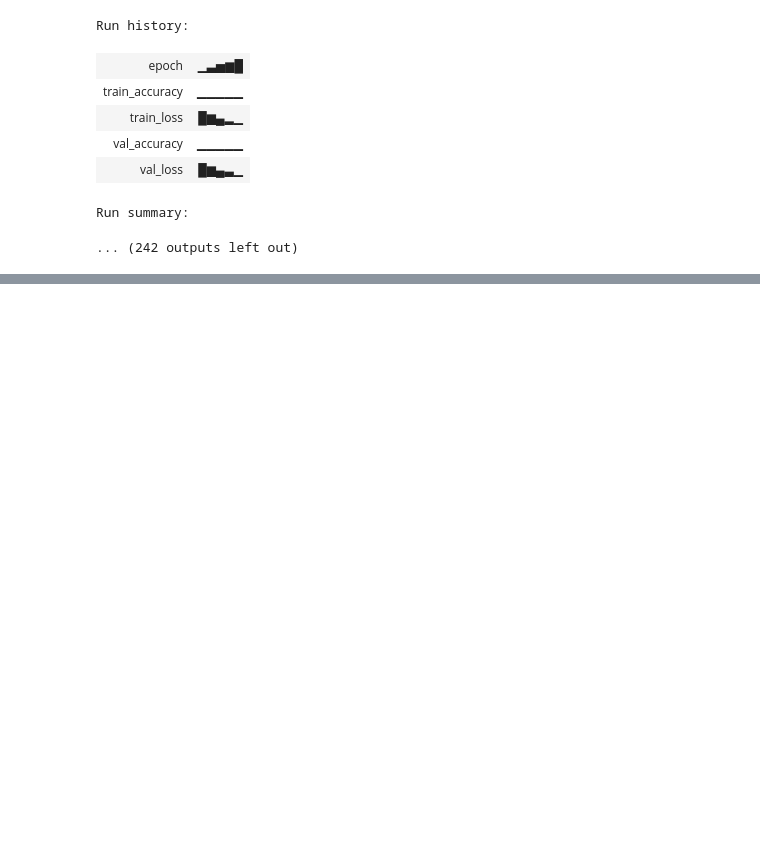
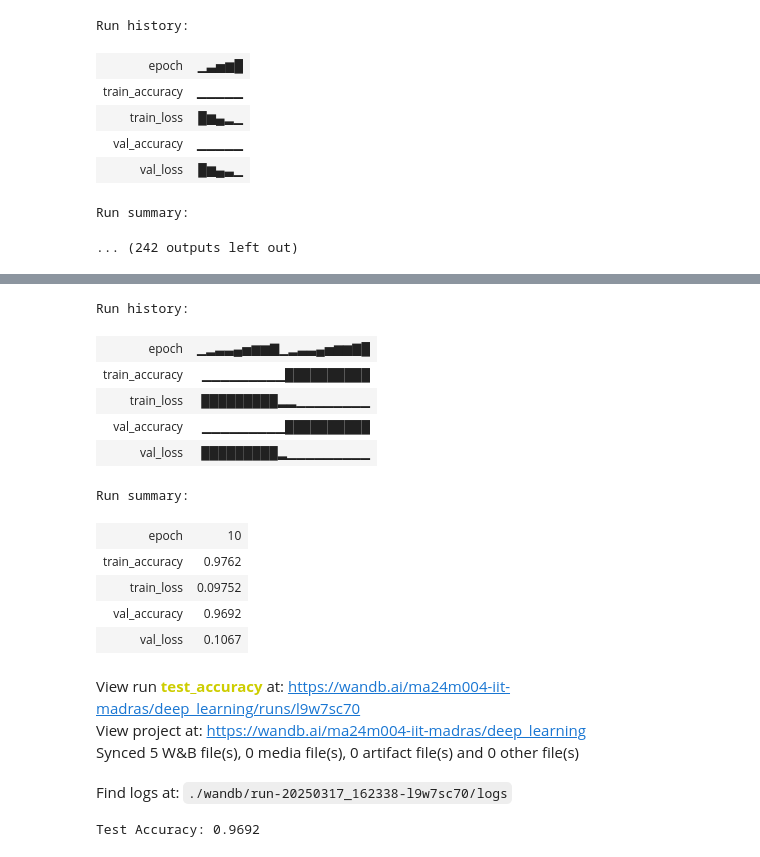
Before and after one commit to Anvit131/Da6401_assignment1, a Jupyter notebook: DA6401_assignment1.ipynb, the cells around one changed output, grey strips where cells are left out. Drawn from its saved outputs; the diff is of its cells as text; code cells hidden in the pictures; blank space fills up the shorter version.

```diff
--- a/DA6401_assignment1.ipynb
+++ b/DA6401_assignment1.ipynb
@@ -810,22 +810,23 @@ Run summary:
 from tensorflow.keras.datasets import mnist
 mnist_dataset = mnist
 #load the dataset
-(train_images1, train_labels1), (test_image1s, test_labels1) = mnist_dataset.load_data()
+(train_images1, train_labels1), (test_images1, test_labels1) = mnist_dataset.load_data()
 # %%
-# Define class names
+# # Define class names
 class_names = ["T-shirt/top", "Trouser", "Pullover", "Dress", "Coat", "Sandal", "Shirt", "Sneaker", "Bag", "Ankle boot"]
 
-# Flatten and normalize images
-train_images1 = train_images.reshape(train_images.shape[0], -1) / 255.0
-test_images1 = test_images.reshape(test_images.shape[0], -1) / 255.0
+# # Flatten and normalize images
+train_images1 = train_images1.reshape(train_images1.shape[0], -1) / 255.0
+test_images1 = test_images1.reshape(test_images1.shape[0], -1) / 255.0
 
-# Initialize neural network and optimizer
-nn = NeuralNetwork([784, 128,128,128,128, 10], 'relu', 'xavier')
+# # Initialize neural network and optimizer
+nn = NeuralNetwork([784, 128, 10], 'relu', 'xavier')
 optimizer = Adam(learning_rate=0.0001)
 
-# Train the network
+# # Train the network
 nn.train(train_images1, train_labels1, test_images1, test_labels1, epochs=10, batch_size=16, optimizer=optimizer)
 
 # Compute test accuracy
 accuracy = nn.compute_accuracy(test_images1, test_labels1)
 print(f"Test Accuracy: {accuracy:.4f}")
+# %% [output]
@@ -832,3 +834,20 @@ print(f"Test Accuracy: {accuracy:.4f}")
+Run history:
+| epoch | ▁▂▃▃▄▅▆▆▇▁▂▃▃▄▅▆▆▇█ |
+| train_accuracy | ▁▁▁▁▁▁▁▁▁██████████ |
+| train_loss | █████████▂▂▁▁▁▁▁▁▁▁ |
+| val_accuracy | ▁▁▁▁▁▁▁▁▁██████████ |
+| val_loss | █████████▂▁▁▁▁▁▁▁▁▁ |
+Run summary:
+| epoch | 10 |
+| train_accuracy | 0.9762 |
+| train_loss | 0.09752 |
+| val_accuracy | 0.9692 |
+| val_loss | 0.1067 |
+View run test_accuracy at: https://wandb.ai/ma24m004-iit-madras/deep_learning/runs/l9w7sc70
+View project at: https://wandb.ai/ma24m004-iit-madras/deep_learning
+Synced 5 W&B file(s), 0 media file(s), 0 artifact file(s) and 0 other file(s)
+Find logs at: ./wandb/run-20250317_162338-l9w7sc70/logs
+Test Accuracy: 0.9692
 # %%
 # Initialize neural network and optimizer
 nn = NeuralNetwork([784, 64,64,64,64, 10], 'tanh', 'xavier')
```
Also changed, not shown: parts of 3 cells of this notebook.
